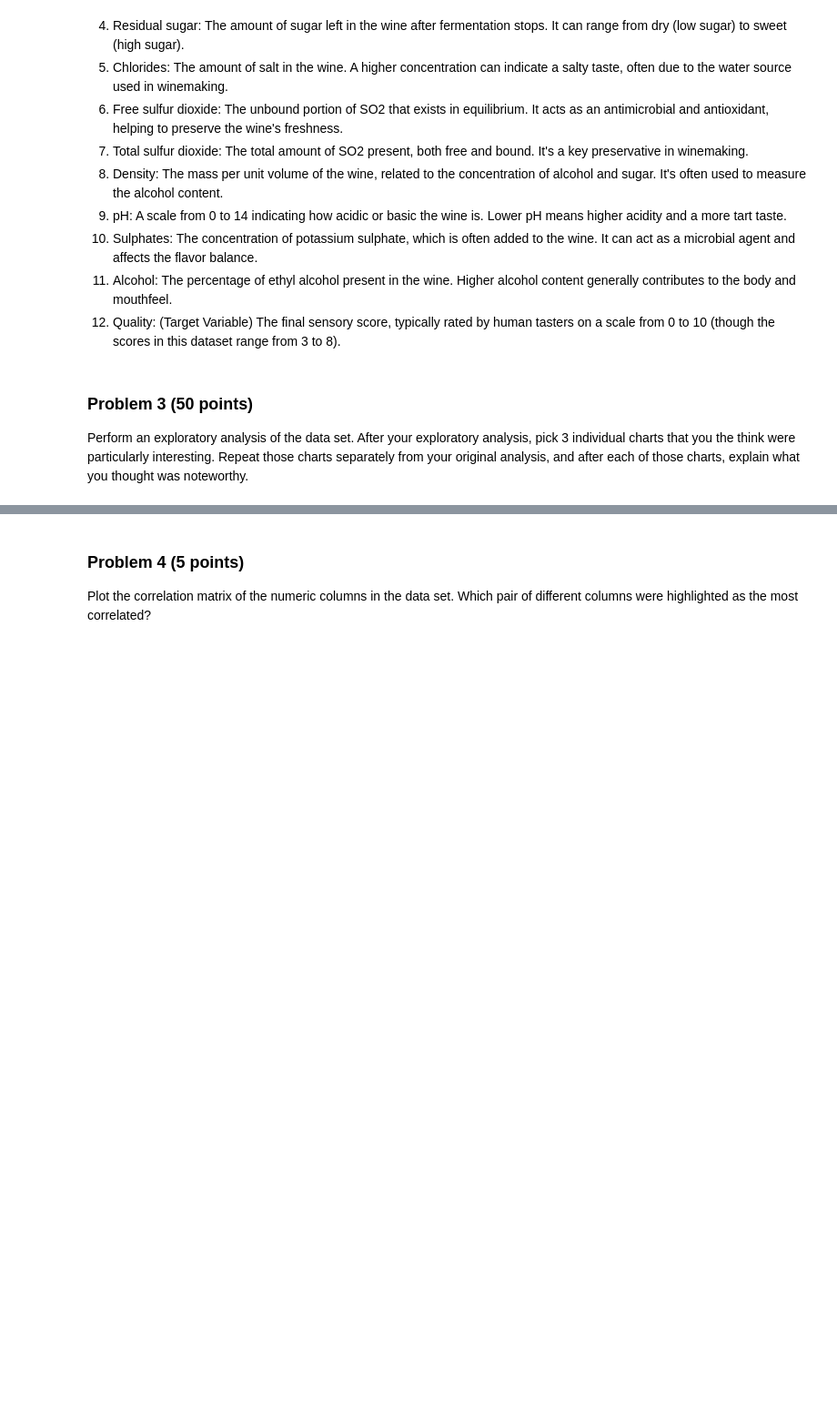
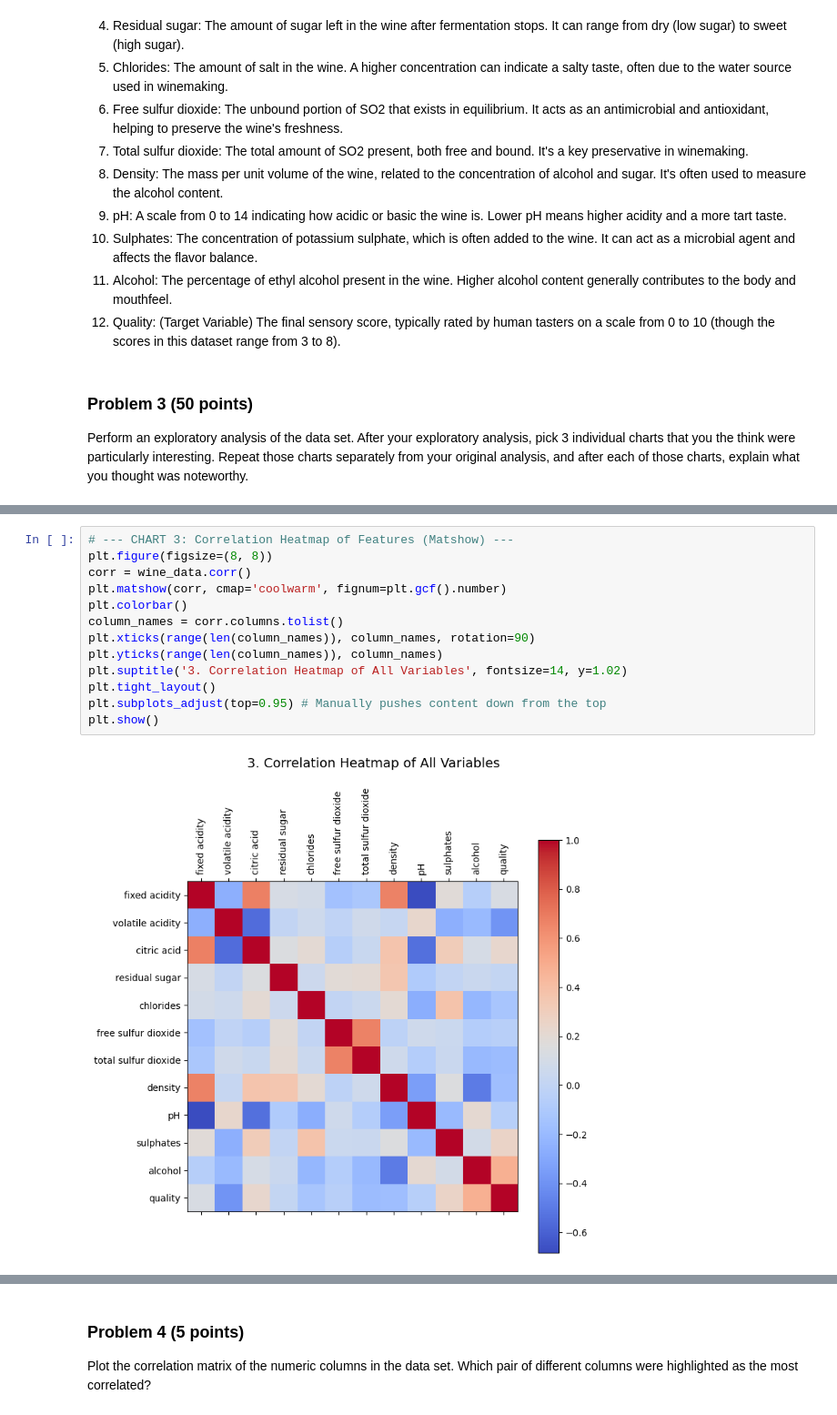
Before and after one commit to kaylamwong/dx602-final-project, a Jupyter notebook: project.ipynb, the cells around one changed output, grey strips where cells are left out. Shown at 91% size. Cells and saved outputs as stored; diff of their text form; blank space fills up the shorter version.

```diff
--- a/project.ipynb
+++ b/project.ipynb
@@ -132,0 +225,15 @@ YOUR ANSWERS HERE
+# %%
+# --- CHART 3: Correlation Heatmap of Features (Matshow) ---
+plt.figure(figsize=(8, 8))
+corr = wine_data.corr()
+plt.matshow(corr, cmap='coolwarm', fignum=plt.gcf().number)
+plt.colorbar()
+column_names = corr.columns.tolist()
+plt.xticks(range(len(column_names)), column_names, rotation=90)
+plt.yticks(range(len(column_names)), column_names)
+plt.suptitle('3. Correlation Heatmap of All Variables', fontsize=14, y=1.02)
+plt.tight_layout()
+plt.subplots_adjust(top=0.95) # Manually pushes content down from the top
+plt.show()
+# %% [output]
+[figure, added]
```
Also changed, not shown: parts of 8 cells of this notebook, 3 other files.
